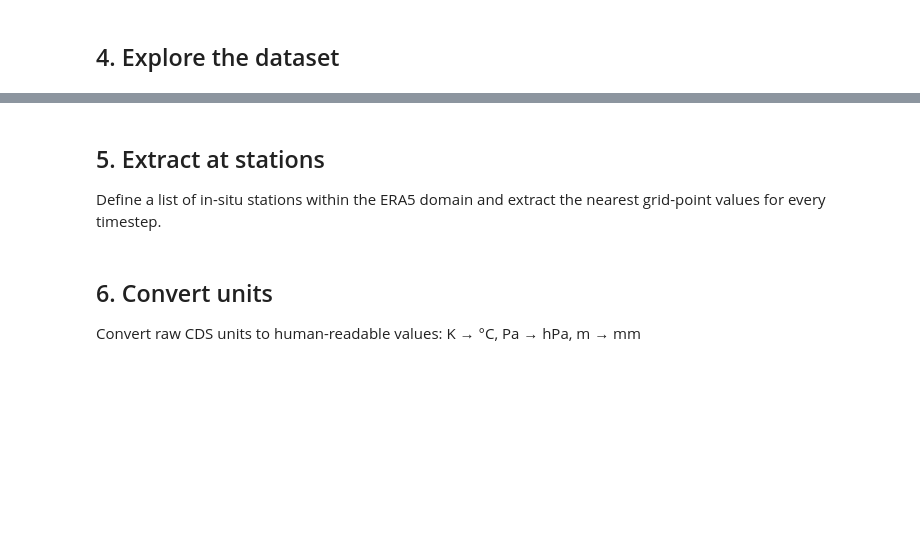
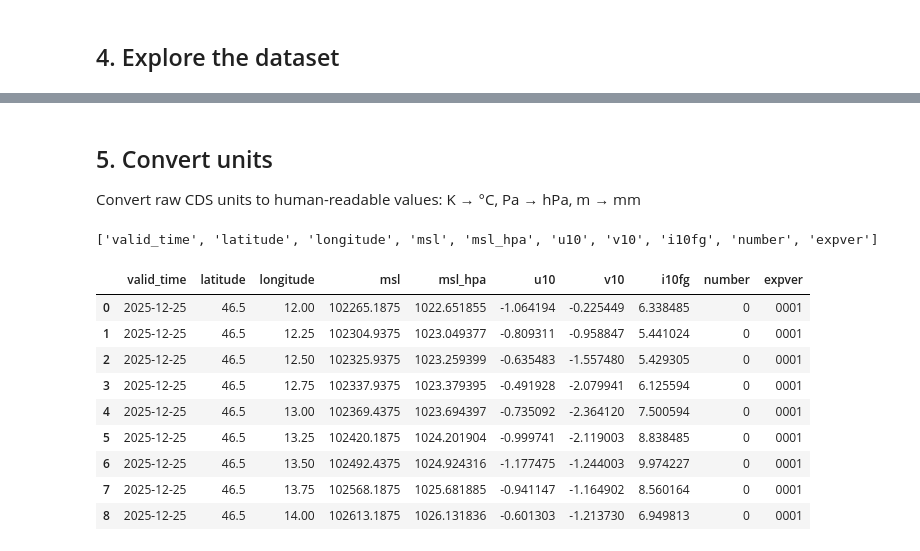
Before and after one commit to galluzzodavide/Kynera, a Jupyter notebook: EXAMPLES/example.ipynb, the cells around one changed output, grey strips where cells are left out. Drawn from its saved outputs; the diff is of its cells as text; code cells hidden in the pictures; blank space fills up the shorter version.

```diff
--- a/EXAMPLES/example.ipynb
+++ b/EXAMPLES/example.ipynb
@@ -88,5 +117,0 @@ for var in ds.data_vars:
-# %% [markdown]
-## 5. Extract at stations <a id='5-extract'></a>
-
-Define a list of in-situ stations within the ERA5 domain and extract
-the nearest grid-point values for every timestep.
@@ -104,5 +118,5 @@ df_raw.head(6)
 # %% [markdown]
-## 6. Convert units <a id='6-units'></a>
+## 5. Convert units <a id='6-units'></a>
 
 Convert raw CDS units to human-readable values:
 K → °C, Pa → hPa, m → mm
@@ -123 +123,19 @@ plt.show()
+# %%
+ds_conv = kynera.convert_units(ds)
+
+df = ds_conv[['msl', 'msl_hpa', 'u10', 'v10', 'i10fg']].to_dataframe().reset_index()
+print(df.columns.tolist())
+df.head(9)
+# %% [output]
+['valid_time', 'latitude', 'longitude', 'msl', 'msl_hpa', 'u10', 'v10', 'i10fg', 'number', 'expver']
+|  | valid_time | latitude | longitude | msl | msl_hpa | u10 | v10 | i10fg | number | expver |
+| 0 | 2025-12-25 | 46.5 | 12.00 | 102265.1875 | 1022.651855 | -1.064194 | -0.225449 | 6.338485 | 0 | 0001 |
+| 1 | 2025-12-25 | 46.5 | 12.25 | 102304.9375 | 1023.049377 | -0.809311 | -0.958847 | 5.441024 | 0 | 0001 |
+| 2 | 2025-12-25 | 46.5 | 12.50 | 102325.9375 | 1023.259399 | -0.635483 | -1.557480 | 5.429305 | 0 | 0001 |
+| 3 | 2025-12-25 | 46.5 | 12.75 | 102337.9375 | 1023.379395 | -0.491928 | -2.079941 | 6.125594 | 0 | 0001 |
+| 4 | 2025-12-25 | 46.5 | 13.00 | 102369.4375 | 1023.694397 | -0.735092 | -2.364120 | 7.500594 | 0 | 0001 |
+| 5 | 2025-12-25 | 46.5 | 13.25 | 102420.1875 | 1024.201904 | -0.999741 | -2.119003 | 8.838485 | 0 | 0001 |
+| 6 | 2025-12-25 | 46.5 | 13.50 | 102492.4375 | 1024.924316 | -1.177475 | -1.244003 | 9.974227 | 0 | 0001 |
+| 7 | 2025-12-25 | 46.5 | 13.75 | 102568.1875 | 1025.681885 | -0.941147 | -1.164902 | 8.560164 | 0 | 0001 |
+| 8 | 2025-12-25 | 46.5 | 14.00 | 102613.1875 | 1026.131836 | -0.601303 | -1.213730 | 6.949813 | 0 | 0001 |
 # %% [markdown]
```
Also changed, not shown: parts of 18 cells of this notebook, 9 other files.
